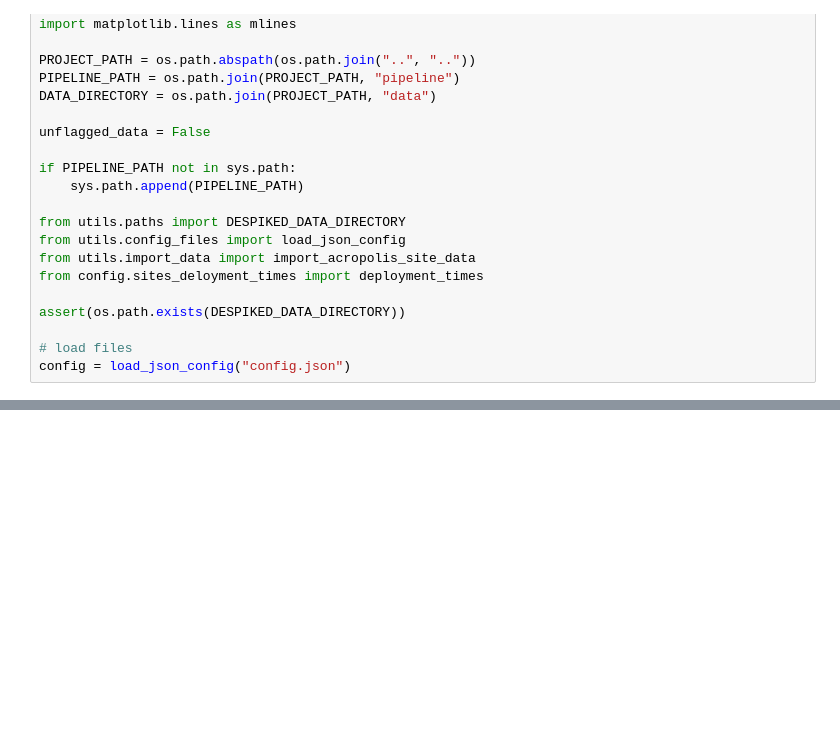
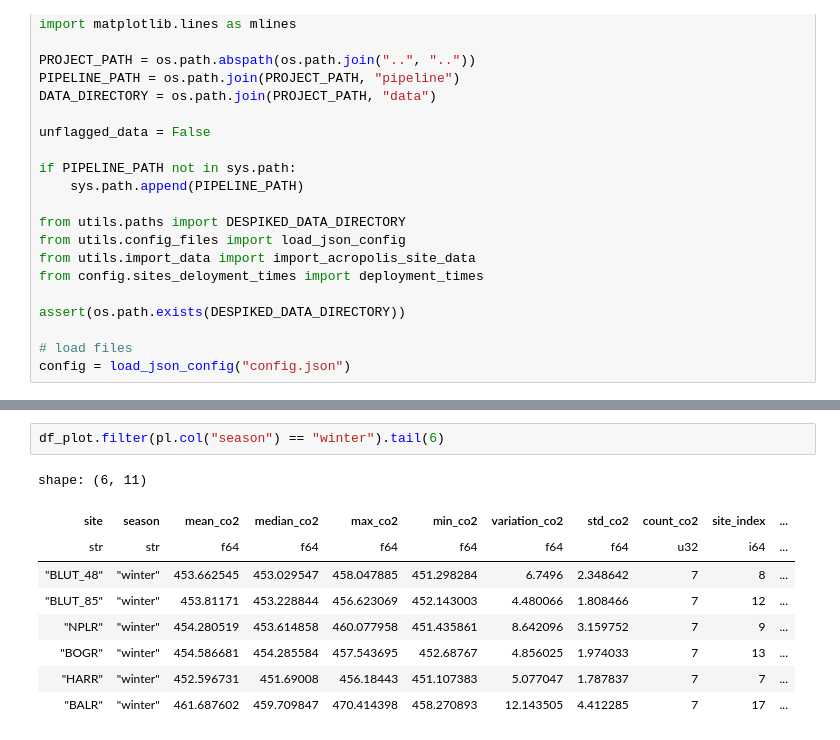
Before and after one commit to tum-esm/ACROPOLIS-data-processing, a Jupyter notebook: notebooks/temporal_patterns/seasonal_variation.ipynb, the cells around one changed output, grey strips where cells are left out. Saved outputs shown, nothing was run; the diff lists cells and outputs as text; blank space fills up the shorter version.

```diff
--- a/notebooks/temporal_patterns/seasonal_variation.ipynb
+++ b/notebooks/temporal_patterns/seasonal_variation.ipynb
@@ -200,0 +378,12 @@ plt.show()
+# %%
+df_plot.filter(pl.col("season") == "winter").tail(6)
+# %% [output]
+shape: (6, 11)
+| site | season | mean_co2 | median_co2 | max_co2 | min_co2 | variation_co2 | std_co2 | count_co2 | site_index | ... |
+| str | str | f64 | f64 | f64 | f64 | f64 | f64 | u32 | i64 | ... |
+| "BLUT_48" | "winter" | 453.662545 | 453.029547 | 458.047885 | 451.298284 | 6.7496 | 2.348642 | 7 | 8 | ... |
+| "BLUT_85" | "winter" | 453.81171 | 453.228844 | 456.623069 | 452.143003 | 4.480066 | 1.808466 | 7 | 12 | ... |
+| "NPLR" | "winter" | 454.280519 | 453.614858 | 460.077958 | 451.435861 | 8.642096 | 3.159752 | 7 | 9 | ... |
+| "BOGR" | "winter" | 454.586681 | 454.285584 | 457.543695 | 452.68767 | 4.856025 | 1.974033 | 7 | 13 | ... |
+| "HARR" | "winter" | 452.596731 | 451.69008 | 456.18443 | 451.107383 | 5.077047 | 1.787837 | 7 | 7 | ... |
+| "BALR" | "winter" | 461.687602 | 459.709847 | 470.414398 | 458.270893 | 12.143505 | 4.412285 | 7 | 17 | ... |
```
Also changed, not shown: parts of 4 cells of this notebook, 2 other files.
